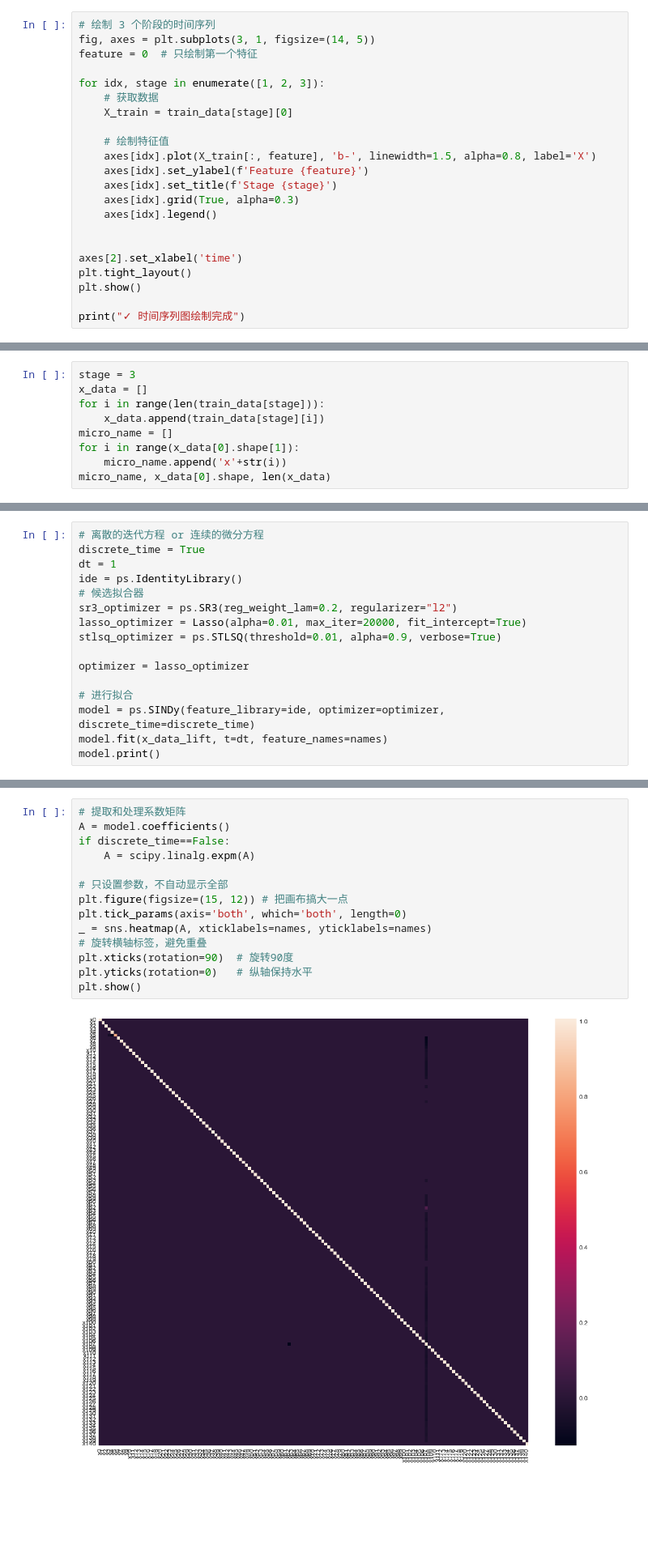
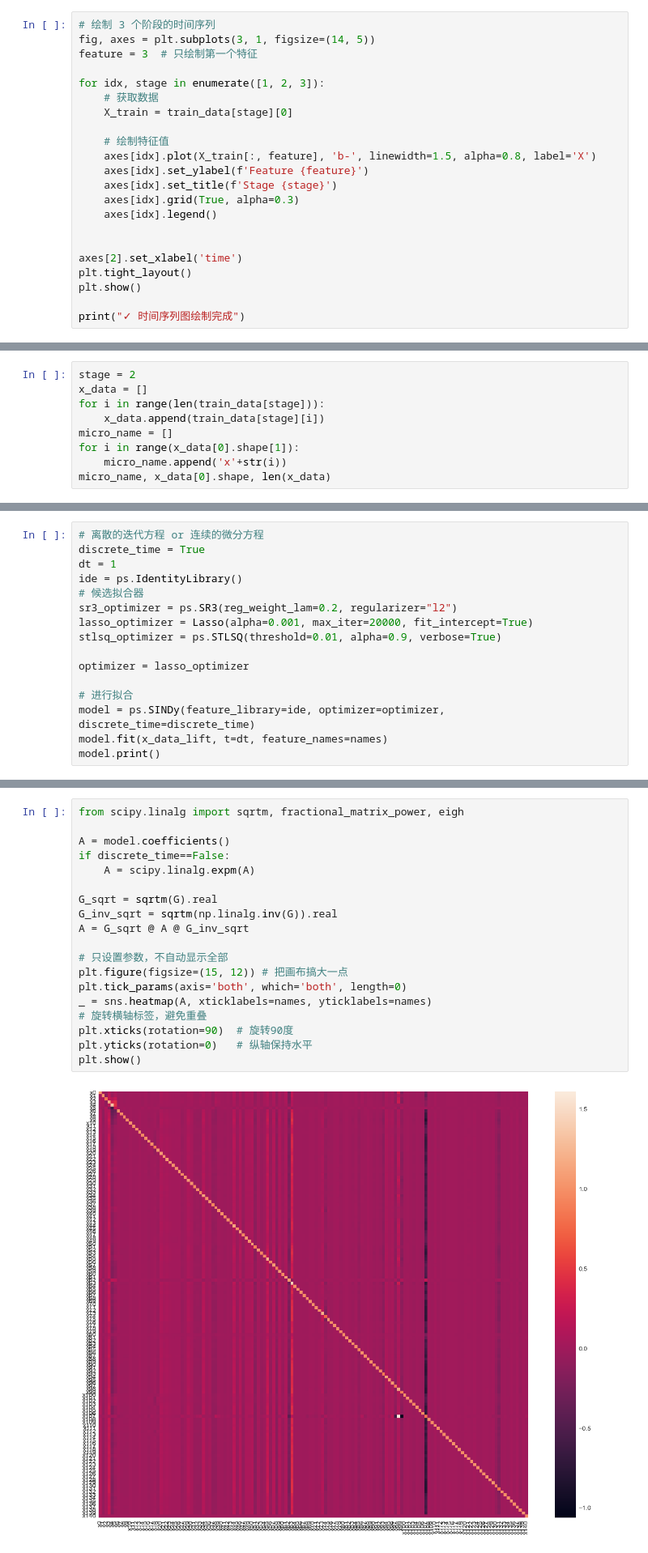
Before and after one commit to Matthew-ymz/koopCE, a Jupyter notebook: neural_science/compare_stages.ipynb, the cells around one changed output, grey strips where cells are left out. Shown at 81% size. Saved outputs shown, nothing was run; the diff lists cells and outputs as text; blank space fills up the shorter version.

```diff
--- a/neural_science/compare_stages.ipynb
+++ b/neural_science/compare_stages.ipynb
@@ -56,7 +56,7 @@ for stage in [1, 2, 3]:
 # %%
 # 绘制 3 个阶段的时间序列
 fig, axes = plt.subplots(3, 1, figsize=(14, 5))
-feature = 0  # 只绘制第一个特征
+feature = 3  # 只绘制第一个特征
 
 for idx, stage in enumerate([1, 2, 3]):
     # 获取数据
@@ -83,5 +83,5 @@ print("✓ 时间序列图绘制完成")
 # %%
-stage = 3
+stage = 2
 x_data = []
 for i in range(len(train_data[stage])):
     x_data.append(train_data[stage][i])
@@ -189,7 +305,7 @@ dt = 1
 ide = ps.IdentityLibrary()
 # 候选拟合器
 sr3_optimizer = ps.SR3(reg_weight_lam=0.2, regularizer="l2")
-lasso_optimizer = Lasso(alpha=0.01, max_iter=20000, fit_intercept=True)
+lasso_optimizer = Lasso(alpha=0.001, max_iter=20000, fit_intercept=True)
 stlsq_optimizer = ps.STLSQ(threshold=0.01, alpha=0.9, verbose=True)
 
 optimizer = lasso_optimizer
@@ -309,21 +443,26 @@ fig.show()
 # %% [markdown]
 # 分析K
 # %%
-# 提取和处理系数矩阵
+from scipy.linalg import sqrtm, fractional_matrix_power, eigh
+
 A = model.coefficients()
 if discrete_time==False:
     A = scipy.linalg.expm(A)
+
+G_sqrt = sqrtm(G).real
+G_inv_sqrt = sqrtm(np.linalg.inv(G)).real
+A = G_sqrt @ A @ G_inv_sqrt
 
 # 只设置参数，不自动显示全部
 plt.figure(figsize=(15, 12)) # 把画布搞大一点
 plt.tick_params(axis='both', which='both', length=0)
 _ = sns.heatmap(A, xticklabels=names, yticklabels=names)
 # 旋转横轴标签，避免重叠
 plt.xticks(rotation=90)  # 旋转90度
 plt.yticks(rotation=0)   # 纵轴保持水平
 plt.show()
 # %% [output]
-[figure, old version]
+[figure, new version]
 # %%
 U,S,V = np.linalg.svd(A)
 plt.figure()
```
Also changed, not shown: parts of 33 cells of this notebook, 4 other files.
